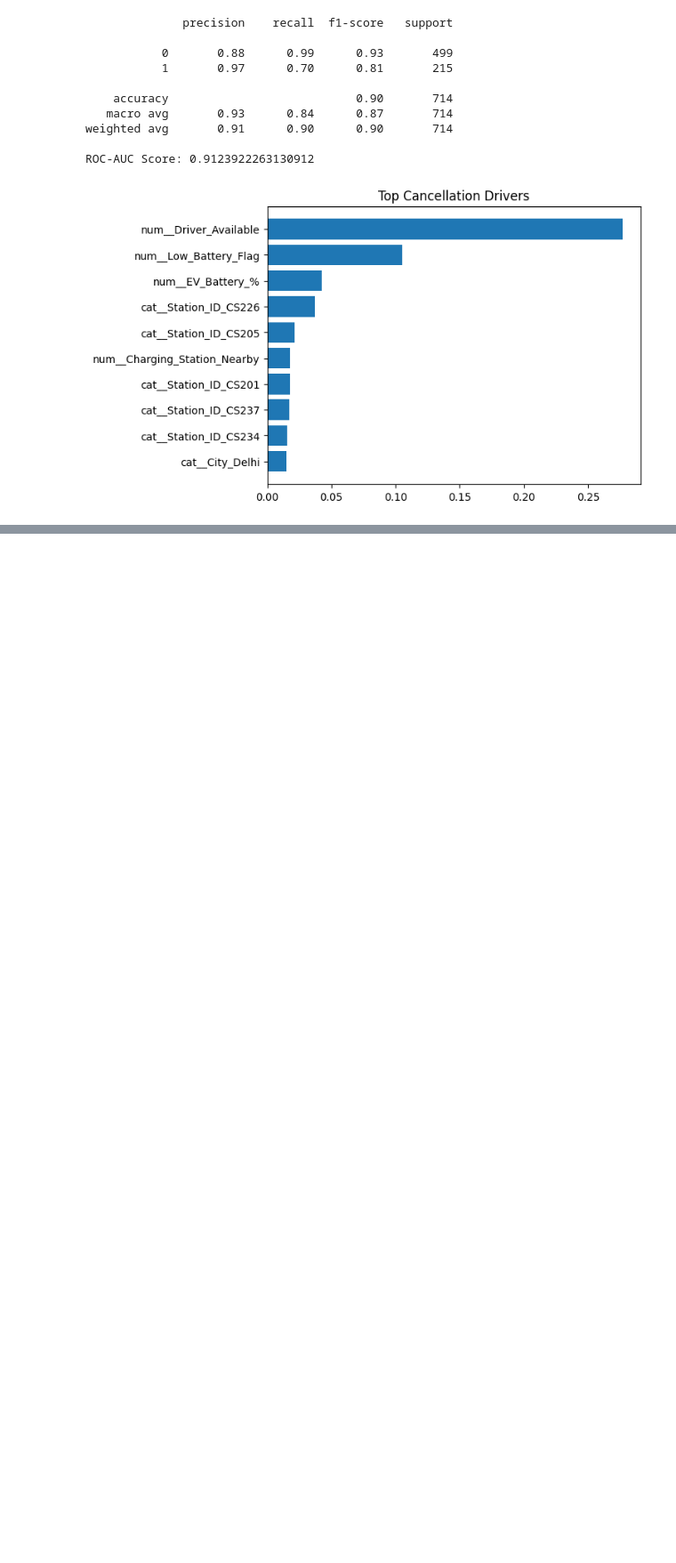
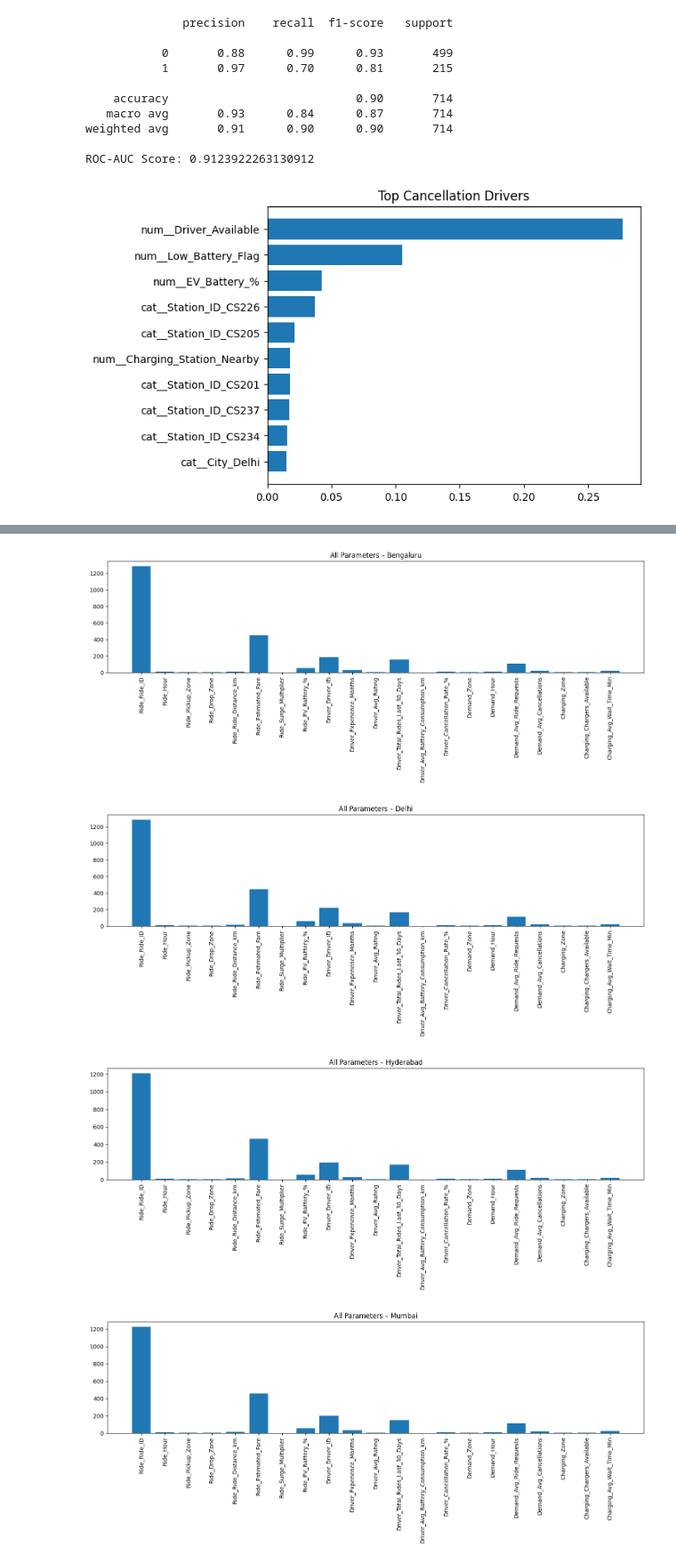
Before and after one commit to AnshRaj112/DecodeX, a Jupyter notebook: DecodeX.ipynb, the cells around one changed output, grey strips where cells are left out. Shown at 89% size. Drawn from its saved outputs; the diff is of its cells as text; code cells hidden in the pictures; blank space fills up the shorter version.

```diff
--- a/DecodeX.ipynb
+++ b/DecodeX.ipynb
@@ -198,0 +273,58 @@ plt.show()
+# %%
+import pandas as pd
+import matplotlib.pyplot as plt
+
+# Load file
+file_path = "DecodeX_VoltRide_Dataset.xlsx"
+
+ride = pd.read_excel(file_path, sheet_name='Ride_Level_Data')
+driver = pd.read_excel(file_path, sheet_name='Driver_Data')
+demand = pd.read_excel(file_path, sheet_name='Zone_Hour_Demand')
+charging = pd.read_excel(file_path, sheet_name='Charging_Stations')
+
+# -----------------------------
+# Aggregate by City
+# -----------------------------
+ride_city = ride.groupby('City').mean(numeric_only=True)
+driver_city = driver.groupby('City').mean(numeric_only=True)
+demand_city = demand.groupby('City').mean(numeric_only=True)
+charging_city = charging.groupby('City').mean(numeric_only=True)
+
+# -----------------------------
+# Rename columns (VERY IMPORTANT)
+# Avoid overlaps like Hour / Zone
+# -----------------------------
+ride_city = ride_city.add_prefix("Ride_")
+driver_city = driver_city.add_prefix("Driver_")
+demand_city = demand_city.add_prefix("Demand_")
+charging_city = charging_city.add_prefix("Charging_")
+
+# -----------------------------
+# Merge all summaries
+# -----------------------------
+merged = ride_city.join(driver_city, how='outer') \
+                  .join(demand_city, how='outer') \
+                  .join(charging_city, how='outer')
+
+merged.reset_index(inplace=True)
+
+# -----------------------------
+# Plot ONE graph per city
+# -----------------------------
+numeric_cols = merged.select_dtypes(include='number').columns
+
+for _, row in merged.iterrows():
+    city = row['City']
+    values = row[numeric_cols]
+
+    plt.figure(figsize=(14, 6))
+    plt.bar(numeric_cols, values)
+    plt.title(f"All Parameters – {city}")
+    plt.xticks(rotation=90)
+    plt.tight_layout()
+    plt.show()
+# %% [output]
+[figure, added]
+[figure, added]
+[figure, added]
+[figure, added]
```
Also changed, not shown: parts of 1 cell of this notebook.
